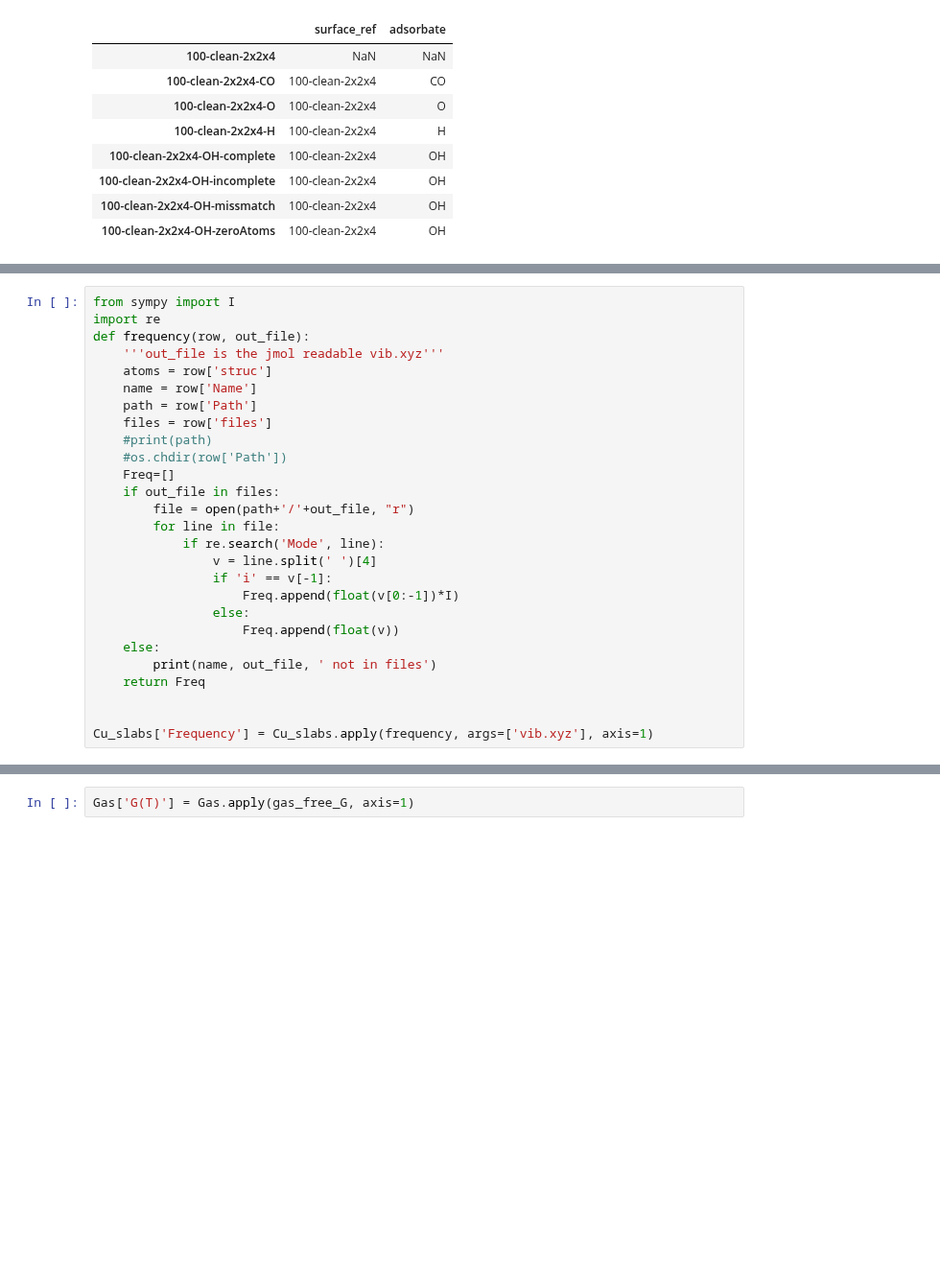
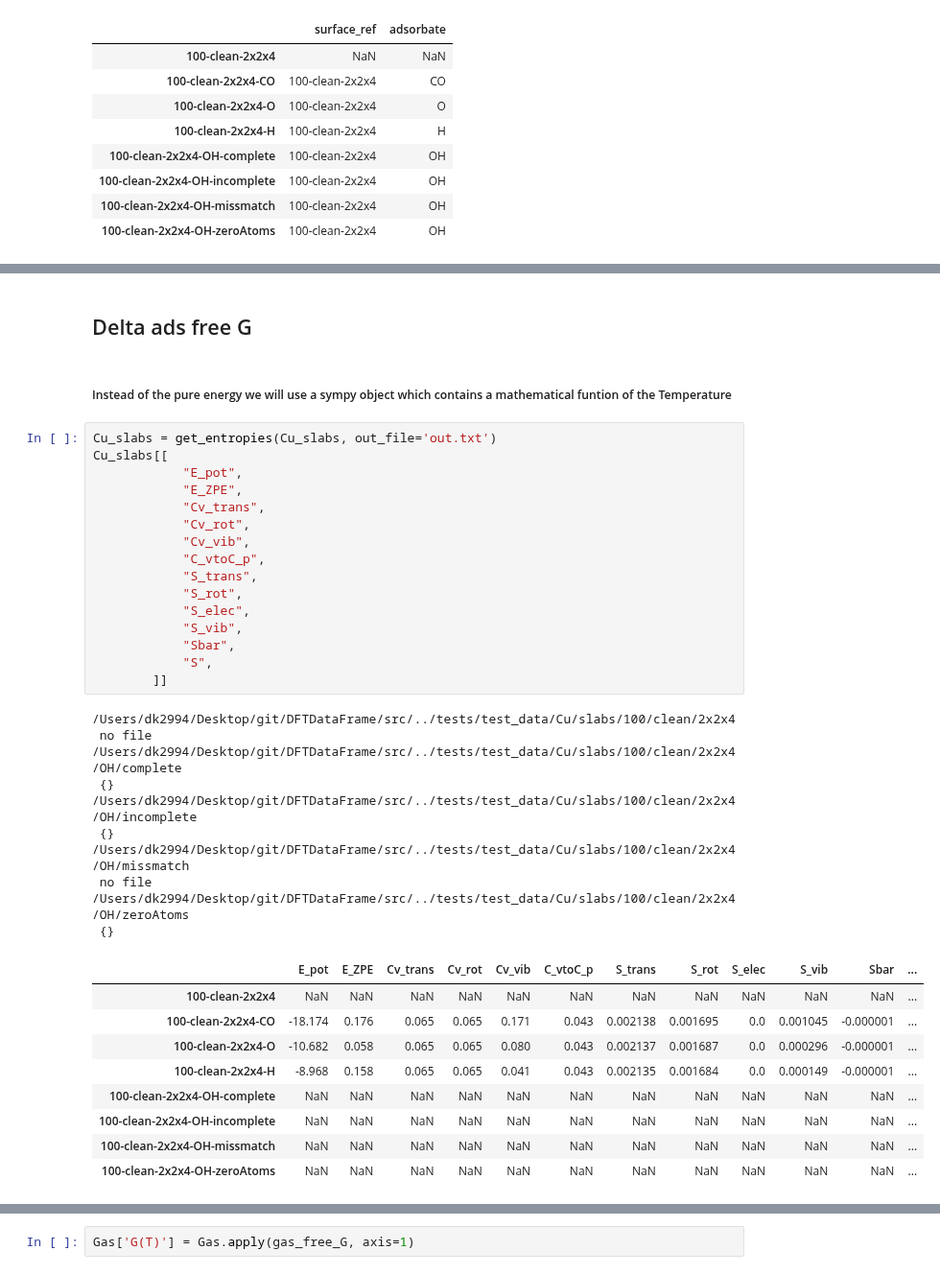
Before and after one commit to c-cppx/DFTDataFrame, a Jupyter notebook: Adsorbates.ipynb, the cells around one changed output, grey strips where cells are left out. Shown at 96% size. Cells and saved outputs as stored; diff of their text form; blank space fills up the shorter version.

Commit message:
Adsorbates upated Frequencies, Imaginary, free_G, ranked

```diff
--- a/Adsorbates.ipynb
+++ b/Adsorbates.ipynb
@@ -176,27 +193,0 @@ Cu_slabs[['adsorbate', 'surface_ref', 'adsorbate_E', 'surface_ref_E']]
-# %%
-from sympy import I
-import re
-def frequency(row, out_file):
-    '''out_file is the jmol readable vib.xyz'''
-    atoms = row['struc']
-    name = row['Name']
-    path = row['Path']
-    files = row['files']
-    #print(path)
-    #os.chdir(row['Path'])
-    Freq=[]
-    if out_file in files:
-        file = open(path+'/'+out_file, "r")
-        for line in file:
-            if re.search('Mode', line):
-                v = line.split(' ')[4]
-                if 'i' == v[-1]:
-                    Freq.append(float(v[0:-1])*I)
-                else:
-                    Freq.append(float(v))
-    else:
-        print(name, out_file, ' not in files')
-    return Freq
-
-
-Cu_slabs['Frequency'] = Cu_slabs.apply(frequency, args=['vib.xyz'], axis=1)
@@ -228,0 +266,40 @@ Gas = get_entropies(Gas, 'vib.xyz')
+# %% [markdown]
+## Delta ads free G
+# %% [markdown]
+##### Instead of the pure energy we will use a sympy object which contains a mathematical funtion of the Temperature
+# %%
+Cu_slabs = get_entropies(Cu_slabs, out_file='out.txt')
+Cu_slabs[[
+            "E_pot",
+            "E_ZPE",
+            "Cv_trans",
+            "Cv_rot",
+            "Cv_vib",
+            "C_vtoC_p",
+            "S_trans",
+            "S_rot",
+            "S_elec",
+            "S_vib",
+            "Sbar",
+            "S",
+        ]]
+# %% [output]
+/Users/dk2994/Desktop/git/DFTDataFrame/src/../tests/test_data/Cu/slabs/100/clean/2x2x4
+ no file
+/Users/dk2994/Desktop/git/DFTDataFrame/src/../tests/test_data/Cu/slabs/100/clean/2x2x4/OH/complete
+ {}
+/Users/dk2994/Desktop/git/DFTDataFrame/src/../tests/test_data/Cu/slabs/100/clean/2x2x4/OH/incomplete
+ {}
+/Users/dk2994/Desktop/git/DFTDataFrame/src/../tests/test_data/Cu/slabs/100/clean/2x2x4/OH/missmatch
+ no file
+/Users/dk2994/Desktop/git/DFTDataFrame/src/../tests/test_data/Cu/slabs/100/clean/2x2x4/OH/zeroAtoms
+ {}
+|  | E_pot | E_ZPE | Cv_trans | Cv_rot | Cv_vib | C_vtoC_p | S_trans | S_rot | S_elec | S_vib | Sbar | ... |
+| 100-clean-2x2x4 | NaN | NaN | NaN | NaN | NaN | NaN | NaN | NaN | NaN | NaN | NaN | ... |
+| 100-clean-2x2x4-CO | -18.174 | 0.176 | 0.065 | 0.065 | 0.171 | 0.043 | 0.002138 | 0.001695 | 0.0 | 0.001045 | -0.000001 | ... |
+| 100-clean-2x2x4-O | -10.682 | 0.058 | 0.065 | 0.065 | 0.080 | 0.043 | 0.002137 | 0.001687 | 0.0 | 0.000296 | -0.000001 | ... |
+| 100-clean-2x2x4-H | -8.968 | 0.158 | 0.065 | 0.065 | 0.041 | 0.043 | 0.002135 | 0.001684 | 0.0 | 0.000149 | -0.000001 | ... |
+| 100-clean-2x2x4-OH-complete | NaN | NaN | NaN | NaN | NaN | NaN | NaN | NaN | NaN | NaN | NaN | ... |
+| 100-clean-2x2x4-OH-incomplete | NaN | NaN | NaN | NaN | NaN | NaN | NaN | NaN | NaN | NaN | NaN | ... |
+| 100-clean-2x2x4-OH-missmatch | NaN | NaN | NaN | NaN | NaN | NaN | NaN | NaN | NaN | NaN | NaN | ... |
+| 100-clean-2x2x4-OH-zeroAtoms | NaN | NaN | NaN | NaN | NaN | NaN | NaN | NaN | NaN | NaN | NaN | ... |
```
Also changed, not shown: parts of 45 cells of this notebook.
